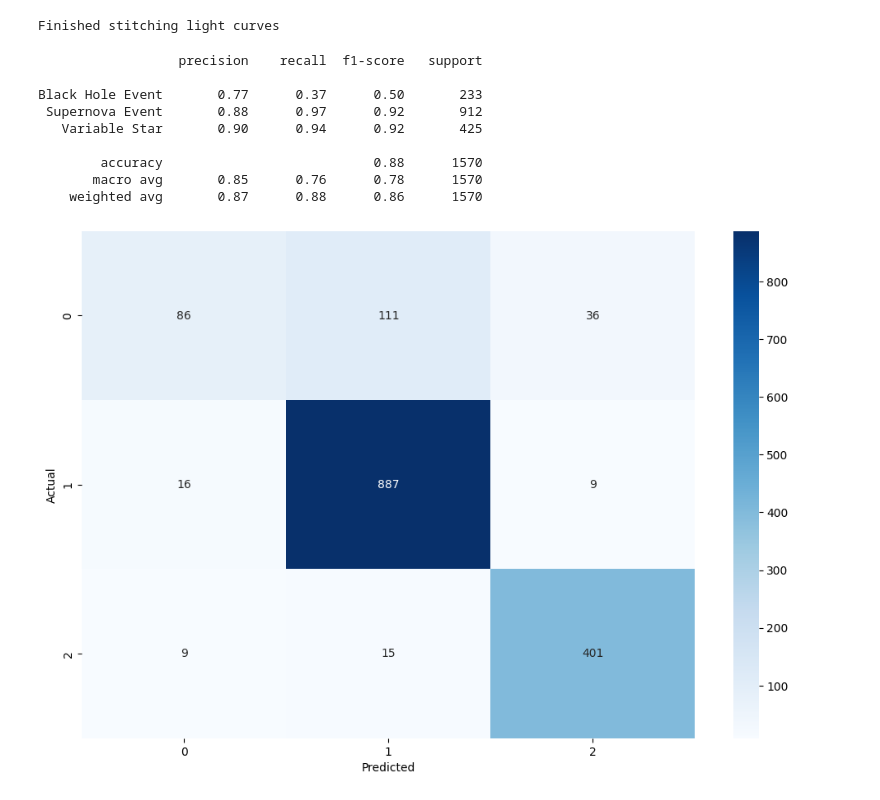
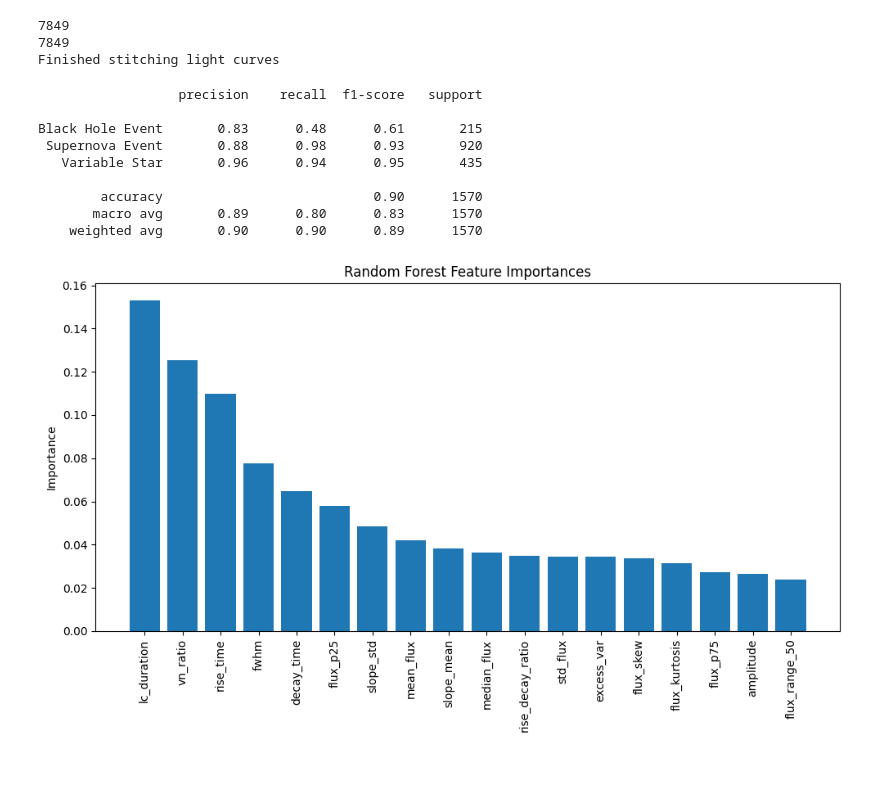
Before and after one commit to khadijaraza/spisproject, a Jupyter notebook: plasticcdata.ipynb, the cells around one changed output. Drawn from its saved outputs; the diff is of its cells as text; code cells hidden in the pictures; blank space fills up the shorter version.

Commit message:
Added feature importances, got to 90% accuracy

```diff
--- a/plasticcdata.ipynb
+++ b/plasticcdata.ipynb
@@ -44,19 +44,26 @@ meta_df = pd.read_csv("training_set_metadata.csv")
 folder = "stitched_lc"
 os.makedirs(folder, exist_ok=True)
 
-#finding all unique object ID's
+#extracts all unique object ID's (each one represents a star, supernova, etc)
 obj_ids = lc_df["object_id"].unique()
 
-#making sure each lc corresponds to one object ID, aka stitching
+#only extracting rows with the certain object id, sorting by mjd, keeping only detected objects, saving the stitched light curve into the folder
 for id in tqdm(obj_ids, desc="stitching objects..."):
   obj_lc = lc_df[lc_df["object_id"] == id].sort_values("mjd")
   obj_lc = obj_lc[obj_lc["detected"] == 1]
-  output_file = os.path.join(folder, f"obj_{id}.csv") #saving current object id.csv in the designated stitched lc's folder
+  output_file = os.path.join(folder, f"obj_{id}.csv")
   obj_lc.to_csv(output_file, index=False)
 
 meta_df.to_csv("training_set_metadatacopy.csv", index=False)
+
+import subprocess
+print(int(subprocess.check_output(['wc', '-l', 'training_set_metadata.csv']).split()[0]))
+print(int(subprocess.check_output(['wc', '-l', 'training_set_metadatacopy.csv']).split()[0]))
+
 print("Finished stitching light curves")
 # %% [output]
+7849
+7849
 Finished stitching light curves
 # %%
 metacopy_df = pd.read_csv("training_set_metadatacopy.csv")
@@ -66,10 +73,22 @@ metacopy_df = pd.read_csv("training_set_metadatacopy.csv")
 
 def getFeatures(file_path):
   df = pd.read_csv(file_path)
-  flux = df["flux"].values
-  time = df["mjd"].values
+  flux = df["flux"].values #taking flux values from csv
+  time = df["mjd"].values #taking time values from csv
+
+  peak_flux = np.max(flux)
+  peak_time = time[np.argmax(flux)] #time of peak flux
+
+  half_max = peak_flux / 2
+  above_half = time[flux >= half_max]
+  fwhm = above_half.max() - above_half.min() if len(above_half) > 1 else 0
+
+  flux_diff = np.diff(flux)
+  vn_ratio = np.sum((flux_diff)**2) / ((len(flux)-1) * np.var(flux)) if len(flux) > 1 else 0
+  excess_var = np.var(flux) - np.mean(df["flux_err"].values**2) if "flux_err" in df else np.var(flux)
 
   features = {
+      #flux info
       "mean_flux": np.mean(flux),
       "std_flux": np.std(flux),
       "amplitude": np.max(flux) - np.min(flux),
@@ -84,10 +103,17 @@ def getFeatures(file_path):
       "lc_duration": time.max() - time.min(),
       "rise_time": time[np.argmax(flux)] - time.min(),
       "decay_time": time.max() - time[np.argmax(flux)],
+      "rise_decay_ratio": (peak_time - time.min()) / (time.max() - peak_time + 1e-5),
+      "fwhm": fwhm,
+
+      #variability
+      "vn_ratio": vn_ratio,
+      "excess_var": excess_var,
+
+      #slopes
       "slope_mean": np.mean(np.diff(flux) / np.diff(time)),
       "slope_std": np.std(np.diff(flux) / np.diff(time)),
   }
-
   return features
 
 feature_list = []
@@ -102,46 +128,55 @@ features_df = pd.DataFrame(feature_list)
 data = features_df.merge(meta_df[["object_id", "target"]], on="object_id")
 data["largeclass"] = data["target"].map(largeclass_map)
 # %%
-x = data.drop(columns=["object_id", "target", "largeclass"], errors="ignore")
+X = data.drop(columns=["object_id", "target", "largeclass"], errors="ignore")
 y = data["largeclass"]
 
 #SMOTE will handle the rarer supernovae/classes as minorities are underrepresented in ML models
 smote = SMOTE(random_state=42)
 X_res, y_res = smote.fit_resample(X, y)
 
 X_train, X_test, y_train, y_test = train_test_split(
-    x, y, test_size=0.2, random_state=42
+    X, y, test_size=0.2, random_state=42
 )
 
 clf = RandomForestClassifier(
     n_estimators=300,        # number of trees
     class_weight="balanced", # handles rare classes
     random_state=42,         # reproducibility
     n_jobs=-1                # use all CPU cores (faster)
 )
 clf.fit(X_train, y_train)
 
 #predictions
 y_pred = clf.predict(X_test)
+print(classification_report(y_test, y_pred))
 
-#classification report
-print(classification_report(y_test, y_pred))
+#printing out feature importances
+importances = clf.feature_importances_
+indices = np.argsort(importances)[::-1]
+plt.figure(figsize=(10,6))
+plt.bar(range(X.shape[1]), importances[indices])
+plt.xticks(range(X.shape[1]), X.columns[indices], rotation=90)
+plt.title("Random Forest Feature Importances")
+plt.ylabel("Importance")
+plt.tight_layout()
+plt.show()
 
 #printing out a confusion matrix,
 cm = confusion_matrix(y_test, y_pred, labels=np.unique(y))
 plt.figure(figsize=(12, 8))
 sns.heatmap(cm, annot=True, fmt="d", cmap="Blues")
 plt.xlabel("Predicted")
 plt.ylabel("Actual")
 plt.show()
 # %% [output]
                   precision    recall  f1-score   support
 
-Black Hole Event       0.77      0.37      0.50       233
- Supernova Event       0.88      0.97      0.92       912
-   Variable Star       0.90      0.94      0.92       425
+Black Hole Event       0.83      0.48      0.61       215
+ Supernova Event       0.88      0.98      0.93       920
+   Variable Star       0.96      0.94      0.95       435
 
-        accuracy                           0.88      1570
-       macro avg       0.85      0.76      0.78      1570
-    weighted avg       0.87      0.88      0.86      1570
+        accuracy                           0.90      1570
+       macro avg       0.89      0.80      0.83      1570
+    weighted avg       0.90      0.90      0.89      1570
-[figure, old version]
+[figure, new version]
```
Also changed, not shown: parts of 1 cell of this notebook.
